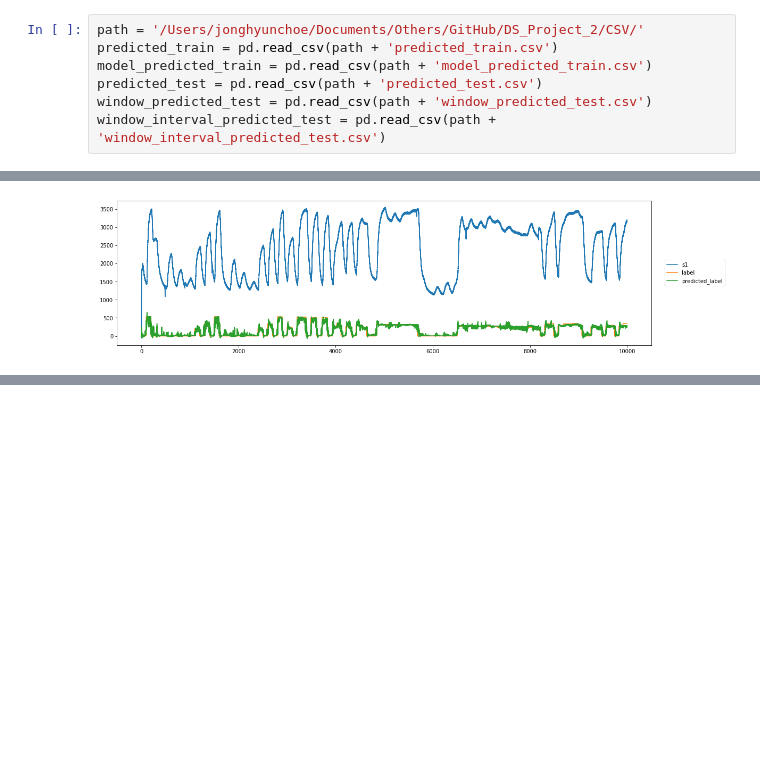
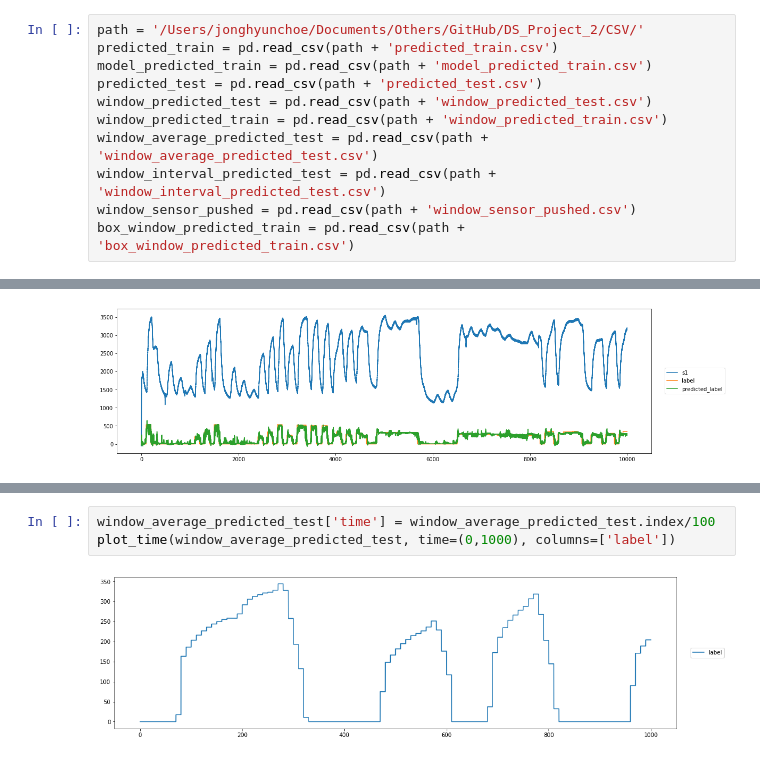
Before and after one commit to SunnyBaik/DS_Project_2, a Jupyter notebook: Code/visualization.ipynb, the cells around one changed output, grey strips where cells are left out. Cells and saved outputs as stored; diff of their text form; blank space fills up the shorter version.

```diff
--- a/Code/visualization.ipynb
+++ b/Code/visualization.ipynb
@@ -9,7 +9,11 @@ predicted_train = pd.read_csv(path + 'predicted_train.csv')
 model_predicted_train = pd.read_csv(path + 'model_predicted_train.csv')
 predicted_test = pd.read_csv(path + 'predicted_test.csv')
 window_predicted_test = pd.read_csv(path + 'window_predicted_test.csv')
+window_predicted_train = pd.read_csv(path + 'window_predicted_train.csv')
+window_average_predicted_test = pd.read_csv(path + 'window_average_predicted_test.csv')
 window_interval_predicted_test = pd.read_csv(path + 'window_interval_predicted_test.csv')
+window_sensor_pushed = pd.read_csv(path + 'window_sensor_pushed.csv')
+box_window_predicted_train = pd.read_csv(path + 'box_window_predicted_train.csv')
 # %%
 # plot의 사이즈를 지정하는 코드로  원하는 사이즈로 설정하면 됩니다.
 plt.rcParams["figure.figsize"] = (18,5)
@@ -43,2 +52,7 @@ plot_time(window_predicted_test, time=(3000,4000), columns=['label'])
+# %%
+window_average_predicted_test['time'] = window_average_predicted_test.index/100
+plot_time(window_average_predicted_test, time=(0,1000), columns=['label'])
+# %% [output]
+[figure, added]
 # %%
 window_interval_predicted_test['time'] = window_predicted_test.index/100
```
Also changed, not shown: parts of 7 cells of this notebook, 1 other file.
